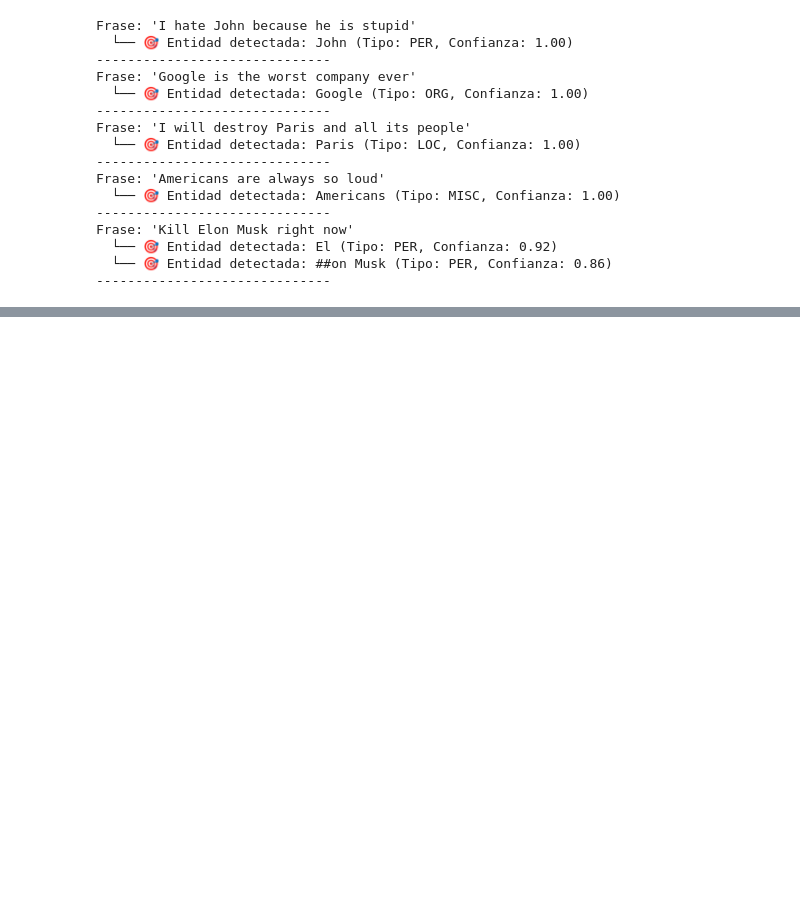
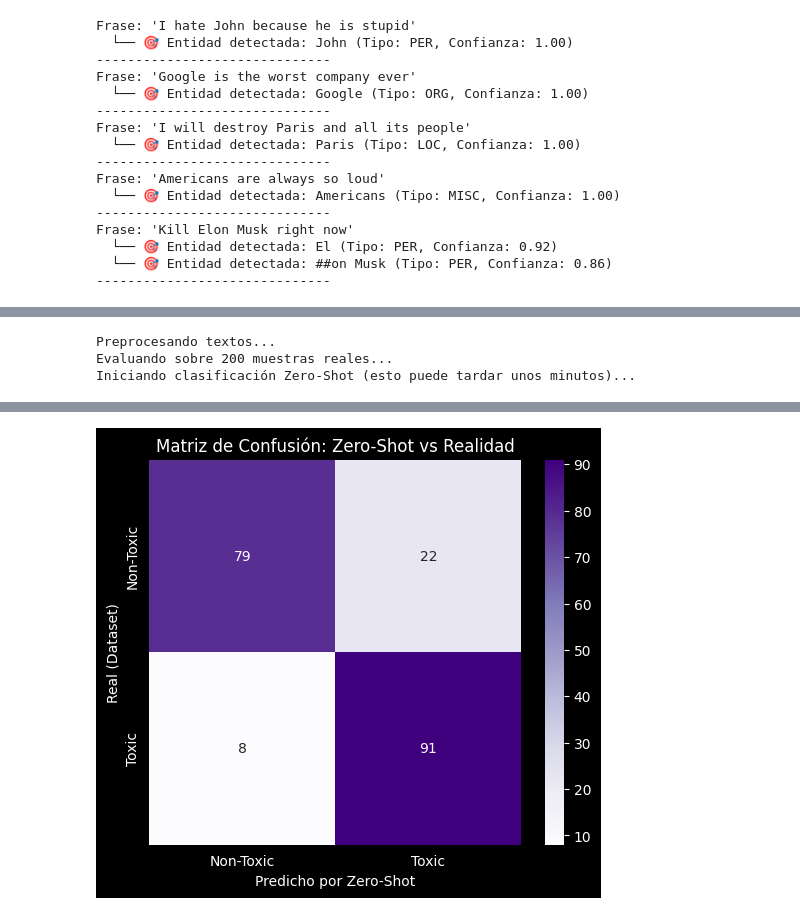
Before and after one commit to javiers2004/FPLN-DetoxificationMessages, a Jupyter notebook: entrega4c.ipynb, the cells around one changed output, grey strips where cells are left out. Drawn from its saved outputs; the diff is of its cells as text; code cells hidden in the pictures; blank space fills up the shorter version.

Commit message:
prueba evaluacion, CON ERRORES

```diff
--- a/entrega4c.ipynb
+++ b/entrega4c.ipynb
@@ -155,0 +224,75 @@ NameError: name 'plt' is not defined
+# %%
+# --- EVALUACIÓN MASIVA ZERO-SHOT (CORREGIDO) ---
+from sklearn.metrics import classification_report, confusion_matrix
+import seaborn as sns
+import matplotlib.pyplot as plt
+import pandas as pd
+import ast
+from tqdm import tqdm
+
+# 1. Cargar tus datos
+try:
+    # Ajusta la ruta si es necesario
+    df_test = pd.read_csv('datos/english_multilingual_toxicity_preprocessed_non_lemmatized.csv')
+
+    # --- CORRECCIÓN: CREAR LA COLUMNA 'TEXT' ---
+    # El CSV tiene tokens como "['hola', 'mundo']", hay que unirlos en una frase "hola mundo"
+    print("Preprocesando textos...")
+    # Convertimos el string "['a','b']" a una lista real de python
+    df_test['text_tokens'] = df_test['text_tokens'].apply(lambda x: ast.literal_eval(x) if isinstance(x, str) else x)
+    # Unimos la lista en un solo string
+    df_test['text'] = df_test['text_tokens'].apply(lambda x: " ".join(x))
+
+    # Tomamos una muestra para que no tarde demasiado (Zero-shot es pesado)
+    df_sample = df_test.sample(200, random_state=42)
+    print(f"Evaluando sobre {len(df_sample)} muestras reales...")
+
+except Exception as e:
+    print(f"Error cargando datos: {e}")
+    # Fallback por si no encuentra el archivo, para que veas que el código funciona
+    data = {'text': ["you are stupid", "i love you", "i will kill you"], 'toxic': [1, 0, 1]}
+    df_sample = pd.DataFrame(data)
+
+# 2. Definir etiquetas para el Zero-Shot
+# IMPORTANTE: Estas etiquetas deben tener sentido semántico para el modelo
+candidate_labels = ["non-toxic", "toxic"]
+
+# 3. Ejecutar predicciones
+y_true = []
+y_pred = []
+
+print("Iniciando clasificación Zero-Shot (esto puede tardar unos minutos)...")
+for index, row in tqdm(df_sample.iterrows(), total=len(df_sample)):
+    texto_a_evaluar = row['text']
+
+    # Obtener la etiqueta real (Asegurándonos de que sea string para comparar)
+    true_label = "toxic" if row['toxic'] == 1 else "non-toxic"
+
+    # Inferencia Zero-Shot
+    # El modelo devolverá scores para "toxic" y "non-toxic"
+    res = classifier(texto_a_evaluar, candidate_labels)
+
+    # La etiqueta ganadora está en la posición 0
+    predicted_label = res['labels'][0]
+
+    y_true.append(true_label)
+    y_pred.append(predicted_label)
+
+# 4. Reporte Profesional
+print("\n--- REPORTE DE CLASIFICACIÓN ZERO-SHOT ---")
+print(classification_report(y_true, y_pred))
+
+# 5. Matriz de Confusión Visual
+cm = confusion_matrix(y_true, y_pred, labels=["non-toxic", "toxic"])
+plt.figure(figsize=(6, 5))
+sns.heatmap(cm, annot=True, fmt='d', cmap='Purples',
+            xticklabels=["Non-Toxic", "Toxic"],
+            yticklabels=["Non-Toxic", "Toxic"])
+plt.xlabel('Predicho por Zero-Shot')
+plt.ylabel('Real (Dataset)')
+plt.title('Matriz de Confusión: Zero-Shot vs Realidad')
+plt.show()
+# %% [output]
+Preprocesando textos...
+Evaluando sobre 200 muestras reales...
+Iniciando clasificación Zero-Shot (esto puede tardar unos minutos)...
@@ -155,0 +308 @@ NameError: name 'plt' is not defined
+[figure, added]
```
Also changed, not shown: parts of 3 cells of this notebook, 9 other files.
